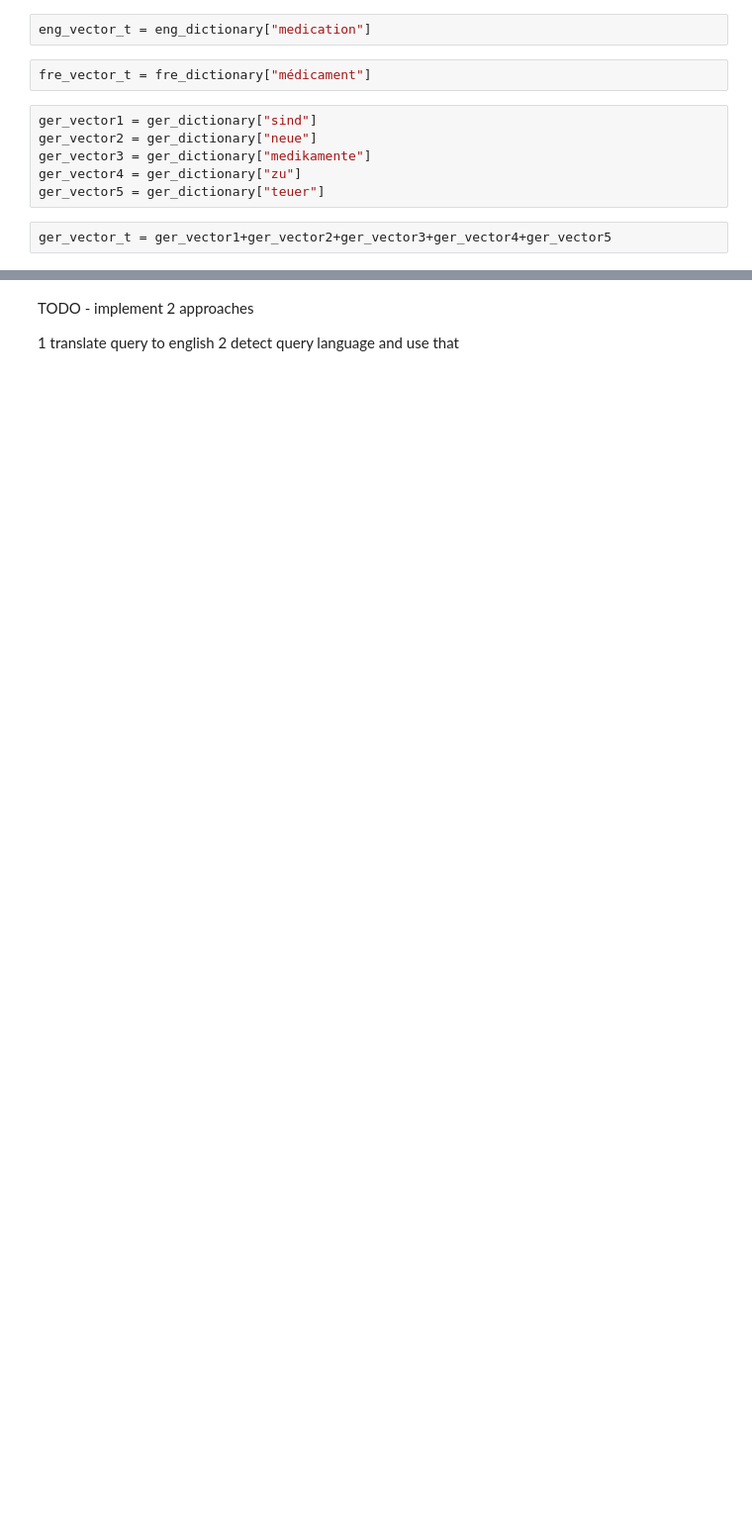
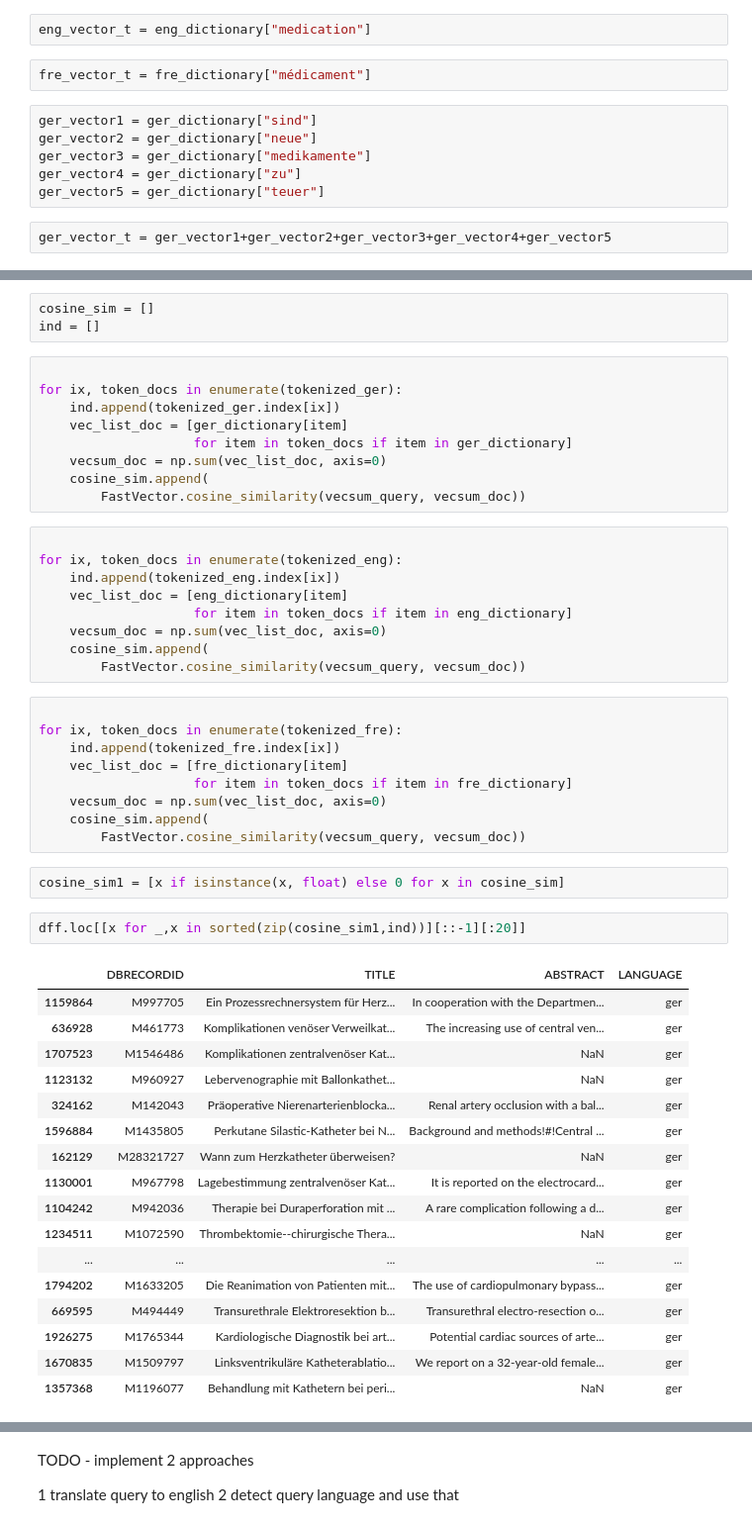
Before and after one commit to sebin0817/information-retrieval-project, a Jupyter notebook: IRnotebook.ipynb, the cells around one changed output, grey strips where cells are left out. Shown: that part at 99% size. Drawn from its saved outputs; the diff is of its cells as text; blank space fills up the shorter version.

```diff
--- a/IRnotebook.ipynb
+++ b/IRnotebook.ipynb
@@ -193 +195,53 @@ def tokenize_text(text):
+# %%
+cosine_sim = []
+ind = []
+# %%
+
+for ix, token_docs in enumerate(tokenized_ger):
+    ind.append(tokenized_ger.index[ix])
+    vec_list_doc = [ger_dictionary[item]
+                    for item in token_docs if item in ger_dictionary]
+    vecsum_doc = np.sum(vec_list_doc, axis=0)
+    cosine_sim.append(
+        FastVector.cosine_similarity(vecsum_query, vecsum_doc))
+# %%
+
+for ix, token_docs in enumerate(tokenized_eng):
+    ind.append(tokenized_eng.index[ix])
+    vec_list_doc = [eng_dictionary[item]
+                    for item in token_docs if item in eng_dictionary]
+    vecsum_doc = np.sum(vec_list_doc, axis=0)
+    cosine_sim.append(
+        FastVector.cosine_similarity(vecsum_query, vecsum_doc))
+# %%
+
+for ix, token_docs in enumerate(tokenized_fre):
+    ind.append(tokenized_fre.index[ix])
+    vec_list_doc = [fre_dictionary[item]
+                    for item in token_docs if item in fre_dictionary]
+    vecsum_doc = np.sum(vec_list_doc, axis=0)
+    cosine_sim.append(
+        FastVector.cosine_similarity(vecsum_query, vecsum_doc))
+# %%
+cosine_sim1 = [x if isinstance(x, float) else 0 for x in cosine_sim]
+# %%
+dff.loc[[x for _,x in sorted(zip(cosine_sim1,ind))][::-1][:20]]
+# %% [output]
+|  | DBRECORDID | TITLE | ABSTRACT | LANGUAGE |
+| 1159864 | M997705 | Ein Prozessrechnersystem für Herz... | In cooperation with the Departmen... | ger |
+| 636928 | M461773 | Komplikationen venöser Verweilkat... | The increasing use of central ven... | ger |
+| 1707523 | M1546486 | Komplikationen zentralvenöser Kat... | NaN | ger |
+| 1123132 | M960927 | Lebervenographie mit Ballonkathet... | NaN | ger |
+| 324162 | M142043 | Präoperative Nierenarterienblocka... | Renal artery occlusion with a bal... | ger |
+| 1596884 | M1435805 | Perkutane Silastic-Katheter bei N... | Background and methods!#!Central ... | ger |
+| 162129 | M28321727 | Wann zum Herzkatheter überweisen? | NaN | ger |
+| 1130001 | M967798 | Lagebestimmung zentralvenöser Kat... | It is reported on the electrocard... | ger |
+| 1104242 | M942036 | Therapie bei Duraperforation mit ... | A rare complication following a d... | ger |
+| 1234511 | M1072590 | Thrombektomie--chirurgische Thera... | NaN | ger |
+| ... | ... | ... | ... | ... |
+| 1794202 | M1633205 | Die Reanimation von Patienten mit... | The use of cardiopulmonary bypass... | ger |
+| 669595 | M494449 | Transurethrale Elektroresektion b... | Transurethral electro-resection o... | ger |
+| 1926275 | M1765344 | Kardiologische Diagnostik bei art... | Potential cardiac sources of arte... | ger |
+| 1670835 | M1509797 | Linksventrikuläre Katheterablatio... | We report on a 32-year-old female... | ger |
+| 1357368 | M1196077 | Behandlung mit Kathetern bei peri... | NaN | ger |
 # %%
```
Also changed, not shown: parts of 32 cells of this notebook.
